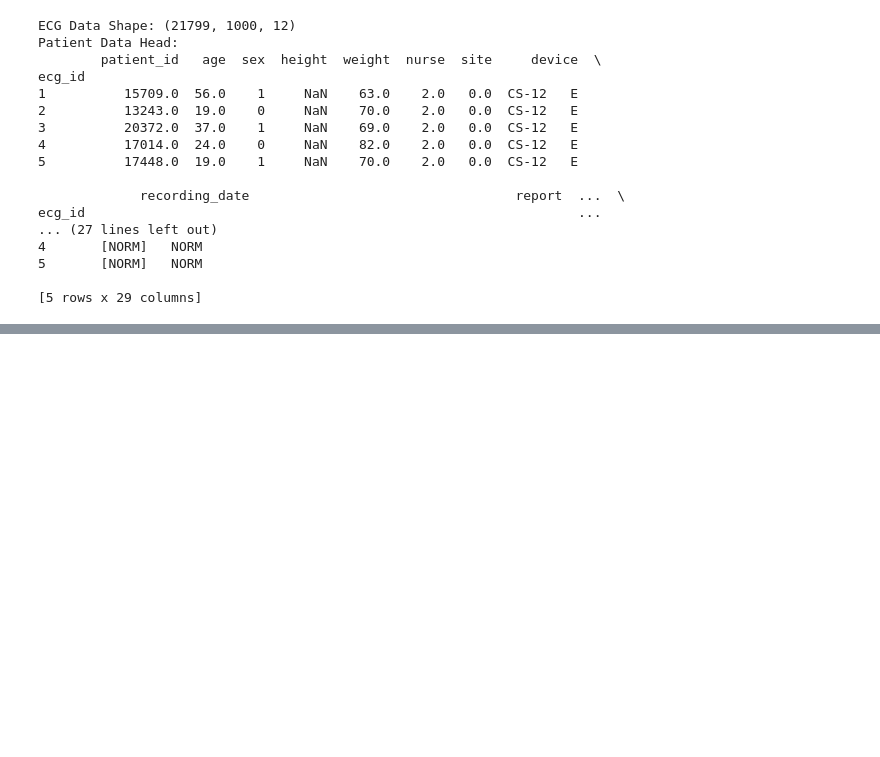
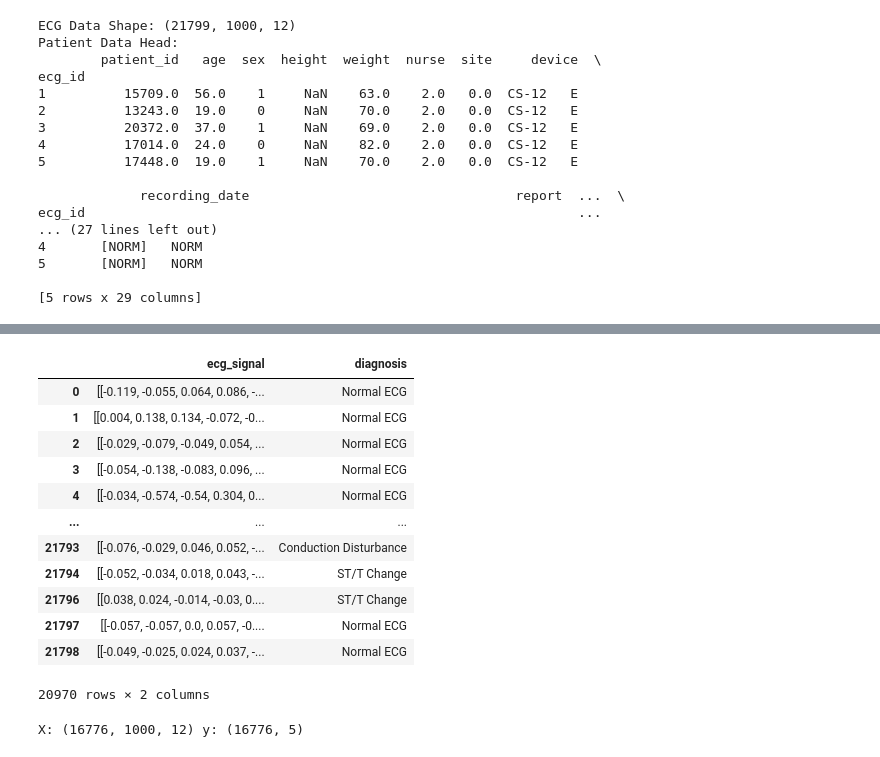
Before and after one commit to Willatron09/Dissertation, a Jupyter notebook: mlMain.ipynb, the cells around one changed output, grey strips where cells are left out. Saved outputs shown, nothing was run; the diff lists cells and outputs as text; code cells hidden in the pictures; blank space fills up the shorter version.

```diff
--- a/mlMain.ipynb
+++ b/mlMain.ipynb
@@ -160,0 +246,41 @@ Name: count, dtype: int64
+# %%
+df.drop(columns='age', inplace=True)
+df = df[df['diagnosis'] != 'Other']
+df
+# %% [output]
+|  | ecg_signal | diagnosis |
+| 0 | [[-0.119, -0.055, 0.064, 0.086, -... | Normal ECG |
+| 1 | [[0.004, 0.138, 0.134, -0.072, -0... | Normal ECG |
+| 2 | [[-0.029, -0.079, -0.049, 0.054, ... | Normal ECG |
+| 3 | [[-0.054, -0.138, -0.083, 0.096, ... | Normal ECG |
+| 4 | [[-0.034, -0.574, -0.54, 0.304, 0... | Normal ECG |
+| ... | ... | ... |
+| 21793 | [[-0.076, -0.029, 0.046, 0.052, -... | Conduction Disturbance |
+| 21794 | [[-0.052, -0.034, 0.018, 0.043, -... | ST/T Change |
+| 21796 | [[0.038, 0.024, -0.014, -0.03, 0.... | ST/T Change |
+| 21797 | [[-0.057, -0.057, 0.0, 0.057, -0.... | Normal ECG |
+| 21798 | [[-0.049, -0.025, 0.024, 0.037, -... | Normal ECG |
+20970 rows × 2 columns
+# %%
+
+import numpy as np
+from sklearn.model_selection import train_test_split
+from sklearn.preprocessing import LabelEncoder
+from tensorflow.keras.utils import to_categorical
+
+
+X = np.stack(df["ecg_signal"].to_numpy())
+
+
+le = LabelEncoder()
+y_int = le.fit_transform(df["diagnosis"])
+y = to_categorical(y_int)
+
+
+X_train, X_val, y_train, y_val = train_test_split(
+    X, y, test_size=0.2, random_state=42, stratify=y_int
+)
+
+print("X:", X_train.shape, "y:", y_train.shape)
+# %% [output]
+X: (16776, 1000, 12) y: (16776, 5)
```
Also changed, not shown: parts of 11 cells of this notebook.
